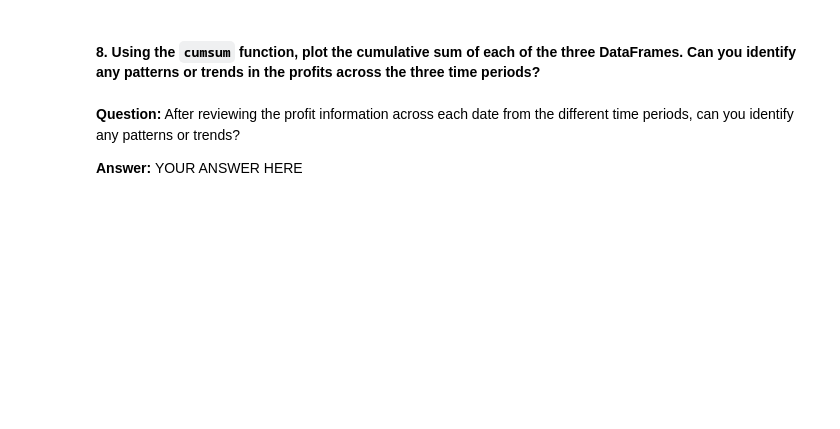
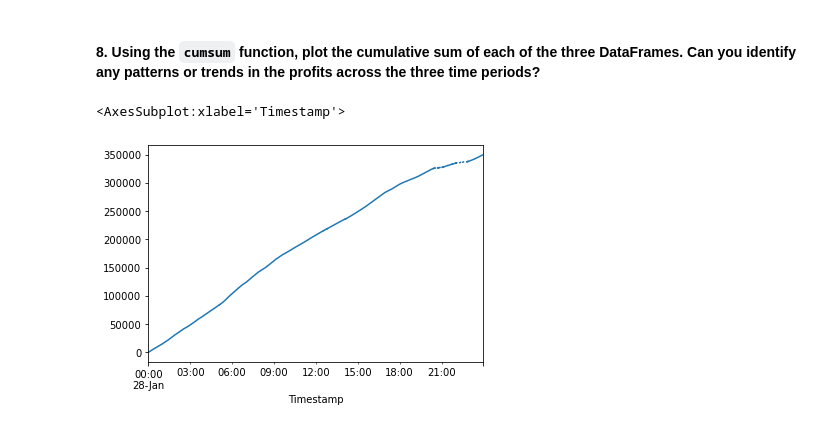
Before and after one commit to jake-viss/UW_Fintech_Challenge_3, a Jupyter notebook: crypto_arbitrage.ipynb, the cells around one changed output. Drawn from its saved outputs; the diff is of its cells as text; code cells hidden in the pictures; blank space fills up the shorter version.

```diff
--- a/crypto_arbitrage.ipynb
+++ b/crypto_arbitrage.ipynb
@@ -519,11 +761,10 @@ profit_per_trade_early = # YOUR CODE HERE
 #### 8. Using the `cumsum` function, plot the cumulative sum of each of the three DataFrames. Can you identify any patterns or trends in the profits across the three time periods?
 # %%
 # Use the cumsum function to calculate the cumulative profits over time for the early profit per trade DataFrame
-cumulative_profit_early = # YOUR CODE HERE
+cumulative_profit_early = profit_per_trade_early.cumsum()
 # %%
 # Plot the cumulative sum of profits for the early profit per trade DataFrame
-# YOUR CODE HERE
+cumulative_profit_early.plot()
+# %% [output]
+<AxesSubplot:xlabel='Timestamp'>
+[figure, added]
-# %% [markdown]
-**Question:** After reviewing the profit information across each date from the different time periods, can you identify any patterns or trends?
-
-**Answer:** YOUR ANSWER HERE
```
Also changed, not shown: parts of 22 cells of this notebook.
